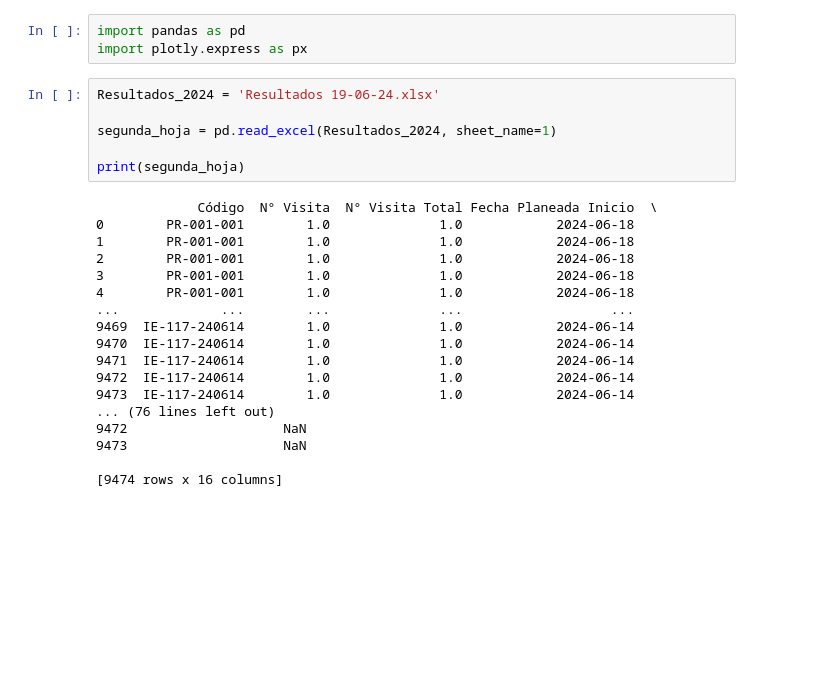
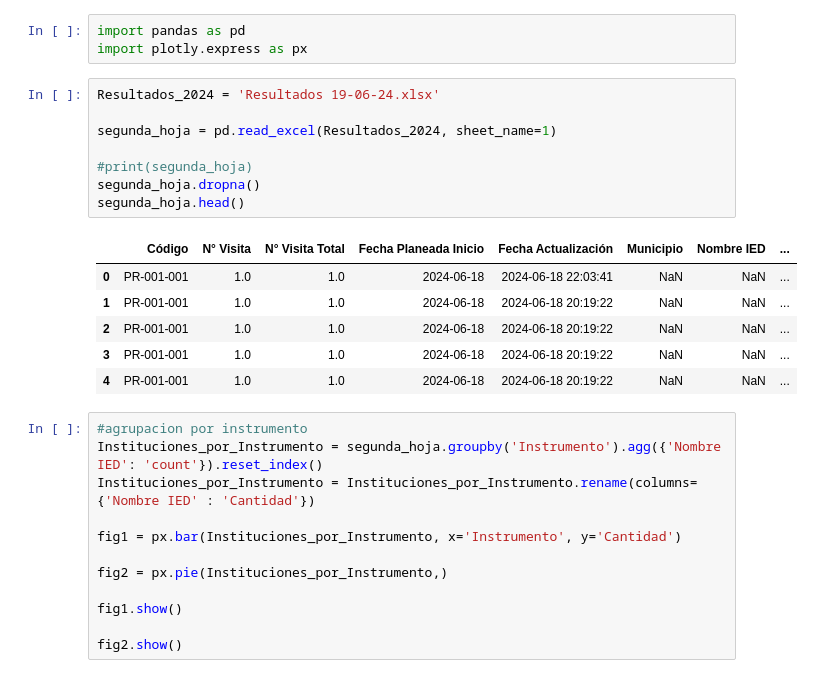
Before and after one commit to ComancheMario/Python-, a Jupyter notebook: PAE_Interventoria/2024-I/Untitled-1.ipynb, the cells around one changed output. Saved outputs shown, nothing was run; the diff lists cells and outputs as text; blank space fills up the shorter version.

```diff
--- a/PAE_Interventoria/2024-I/Untitled-1.ipynb
+++ b/PAE_Interventoria/2024-I/Untitled-1.ipynb
@@ -117,27 +101,30 @@ import plotly.express as px
 # %%
 Resultados_2024 = 'Resultados 19-06-24.xlsx'
 
 segunda_hoja = pd.read_excel(Resultados_2024, sheet_name=1)
 
-print(segunda_hoja)
+#print(segunda_hoja)
+segunda_hoja.dropna()
+segunda_hoja.head()
 # %% [output]
-             Código  N° Visita  N° Visita Total Fecha Planeada Inicio  \
-0        PR-001-001        1.0              1.0            2024-06-18
-1        PR-001-001        1.0              1.0            2024-06-18
-2        PR-001-001        1.0              1.0            2024-06-18
-3        PR-001-001        1.0              1.0            2024-06-18
-4        PR-001-001        1.0              1.0            2024-06-18
-...             ...        ...              ...                   ...
-9469  IE-117-240614        1.0              1.0            2024-06-14
-9470  IE-117-240614        1.0              1.0            2024-06-14
-9471  IE-117-240614        1.0              1.0            2024-06-14
-9472  IE-117-240614        1.0              1.0            2024-06-14
-9473  IE-117-240614        1.0              1.0            2024-06-14
-... (76 lines left out)
-9472                    NaN
-9473                    NaN
-
-[9474 rows x 16 columns]
+|  | Código | N° Visita | N° Visita Total | Fecha Planeada Inicio | Fecha Actualización | Municipio | Nombre IED | ... |
+| 0 | PR-001-001 | 1.0 | 1.0 | 2024-06-18 | 2024-06-18 22:03:41 | NaN | NaN | ... |
+| 1 | PR-001-001 | 1.0 | 1.0 | 2024-06-18 | 2024-06-18 20:19:22 | NaN | NaN | ... |
+| 2 | PR-001-001 | 1.0 | 1.0 | 2024-06-18 | 2024-06-18 20:19:22 | NaN | NaN | ... |
+| 3 | PR-001-001 | 1.0 | 1.0 | 2024-06-18 | 2024-06-18 20:19:22 | NaN | NaN | ... |
+| 4 | PR-001-001 | 1.0 | 1.0 | 2024-06-18 | 2024-06-18 20:19:22 | NaN | NaN | ... |
+# %%
+#agrupacion por instrumento
+Instituciones_por_Instrumento = segunda_hoja.groupby('Instrumento').agg({'Nombre IED': 'count'}).reset_index()
+Instituciones_por_Instrumento = Instituciones_por_Instrumento.rename(columns={'Nombre IED' : 'Cantidad'})
+
+fig1 = px.bar(Instituciones_por_Instrumento, x='Instrumento', y='Cantidad')
+
+fig2 = px.pie(Instituciones_por_Instrumento,)
+
+fig1.show()
+
+fig2.show()
 # %%
 
 if 'Nombre IED' not in segunda_hoja.columns or 'Código' not in segunda_hoja.columns:
```
Also changed, not shown: parts of 4 cells of this notebook, 49 other files.
